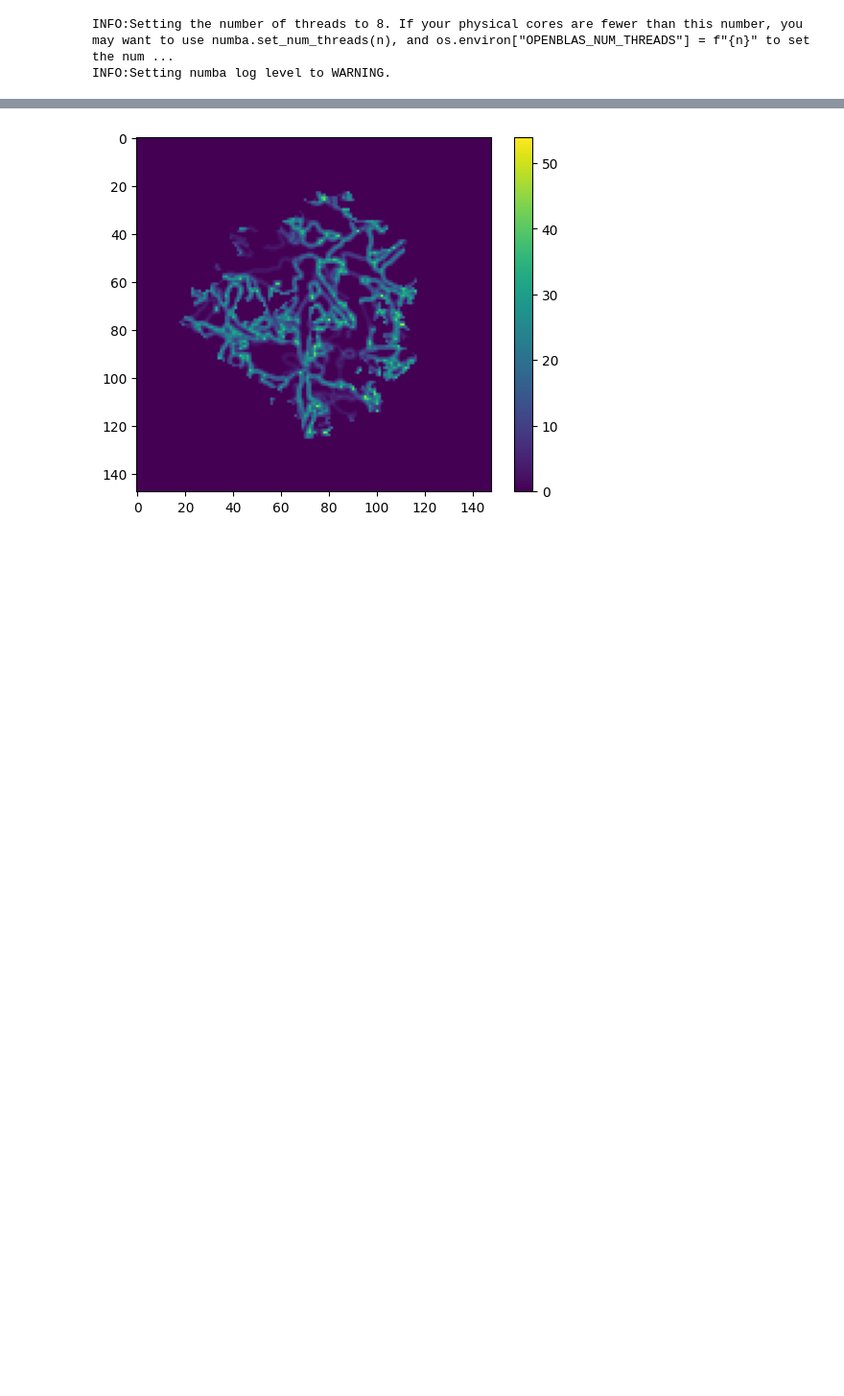
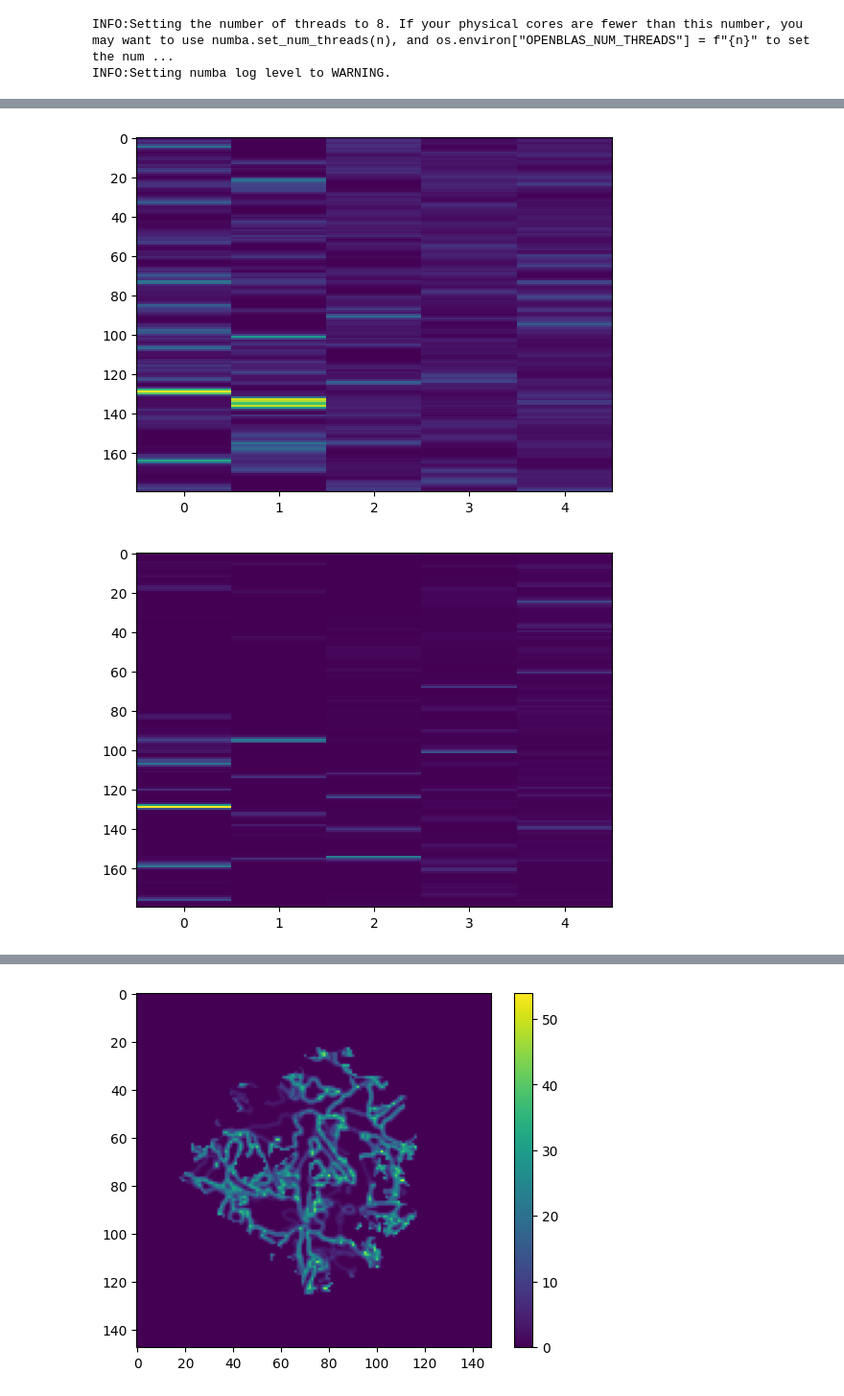
Before and after one commit to msaca-okse/basis_adaptive_textom, a Jupyter notebook: testing/texture_analysis_s3dxrd_orientations.ipynb, the cells around one changed output, grey strips where cells are left out. Shown at 96% size. Cells and saved outputs as stored; diff of their text form; code cells hidden in the pictures; blank space fills up the shorter version.

```diff
--- a/testing/texture_analysis_s3dxrd_orientations.ipynb
+++ b/testing/texture_analysis_s3dxrd_orientations.ipynb
@@ -217 +227,11 @@ KeyboardInterrupt:
+# %%
+prediction = op.direct(x_gpu)
+prediction_cpu = prediction.get().reshape((N_rot, Nx, N_chi, N_theta))
+plt.imshow(prediction_cpu[10,70], aspect='auto', interpolation='nearest')
+plt.show()
+plt.imshow(arr[10,70], aspect='auto', interpolation='nearest')
+plt.show()
+# %% [output]
+[figure, added]
+[figure, added]
 # %%
```
Also changed, not shown: parts of 12 cells of this notebook, 34 other files.
